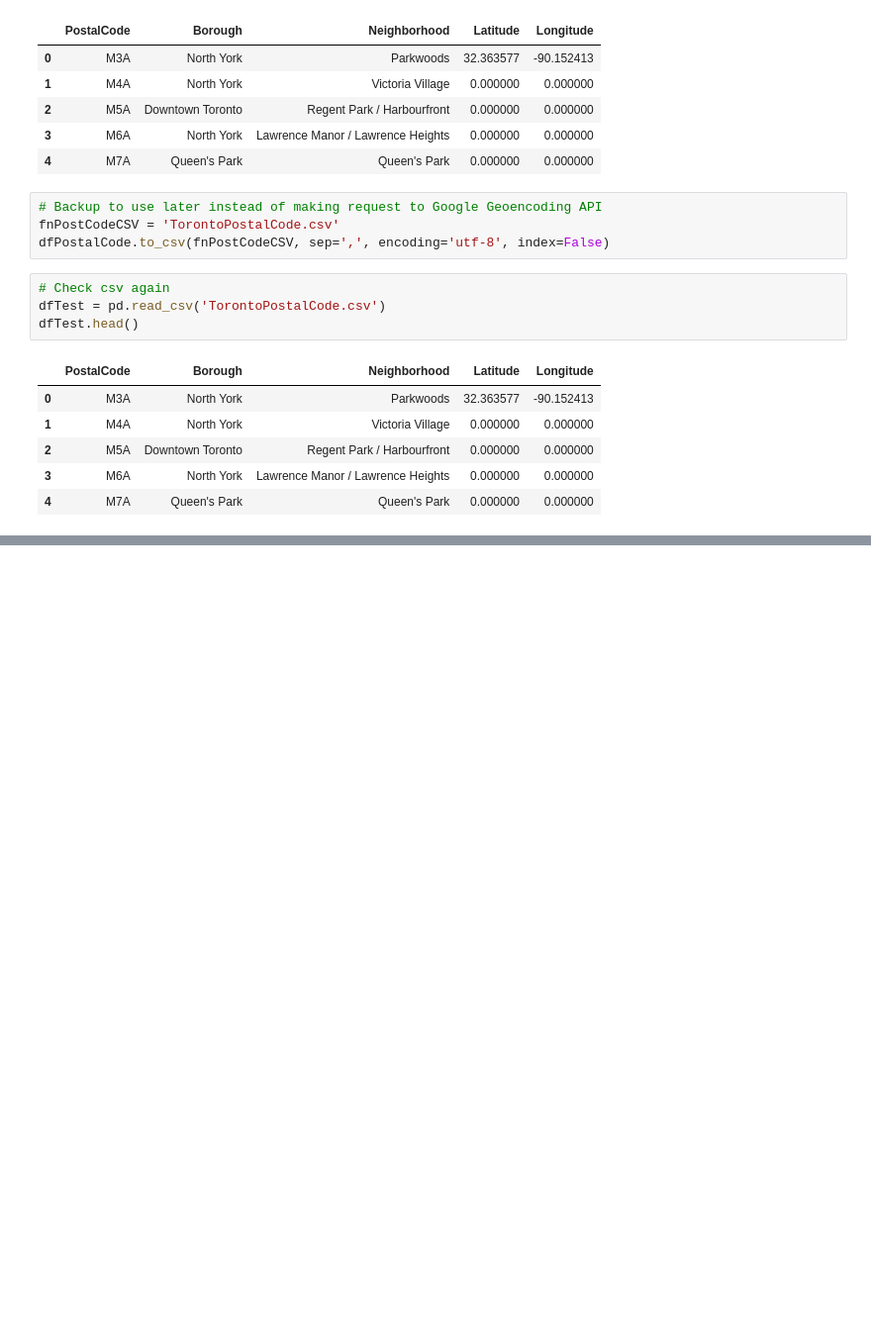
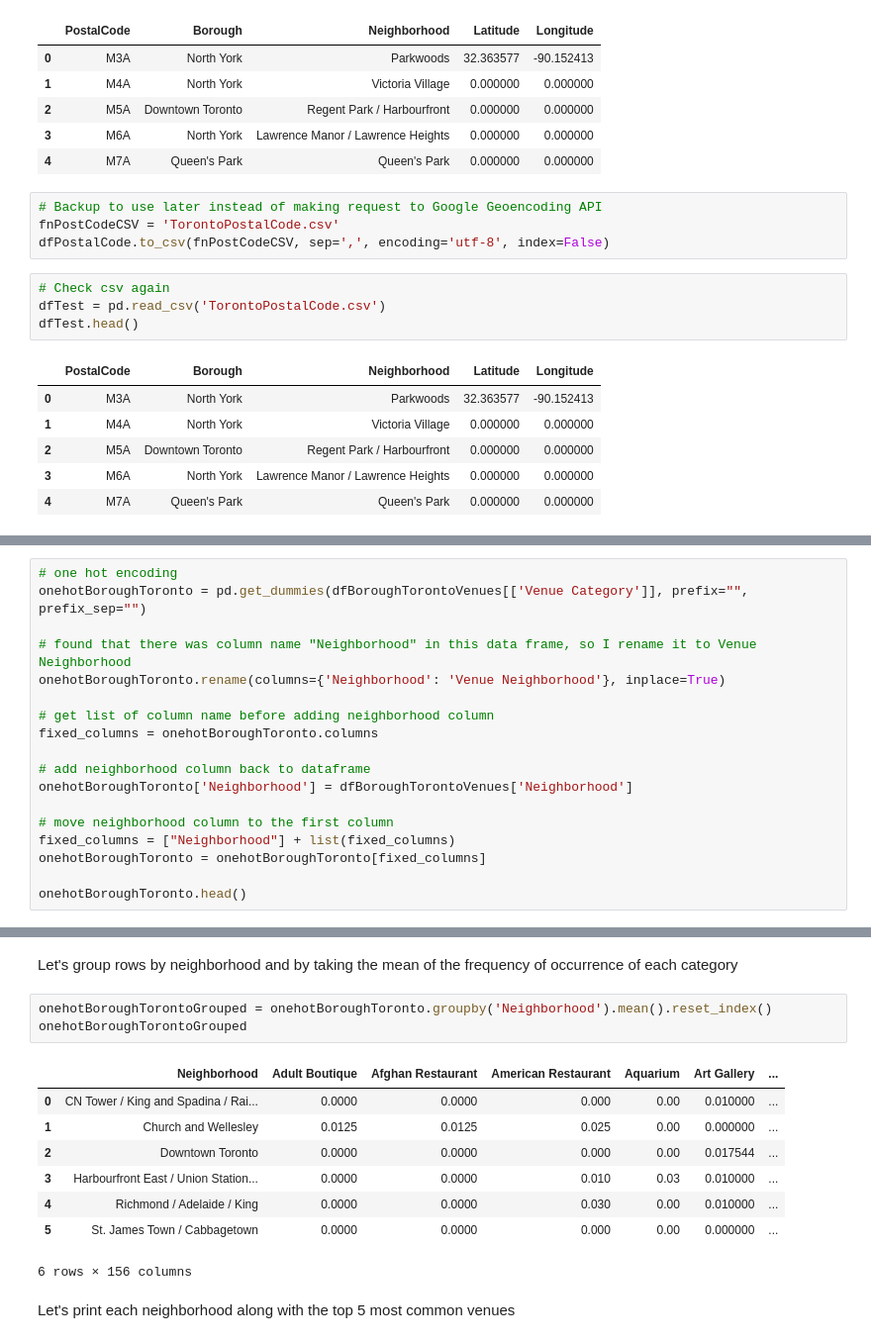
Before and after one commit to timbake/data-science-capstone-coursera, a Jupyter notebook: Seg_Clu_Neighborhood_Toronto.ipynb, the cells around one changed output, grey strips where cells are left out. Shown: that part at 99% size. Drawn from its saved outputs; the diff is of its cells as text; blank space fills up the shorter version.

```diff
--- a/Seg_Clu_Neighborhood_Toronto.ipynb
+++ b/Seg_Clu_Neighborhood_Toronto.ipynb
@@ -150,0 +350,18 @@ dfTest.head()
+# %%
+# one hot encoding
+onehotBoroughToronto = pd.get_dummies(dfBoroughTorontoVenues[['Venue Category']], prefix="", prefix_sep="")
+
+# found that there was column name "Neighborhood" in this data frame, so I rename it to Venue Neighborhood
+onehotBoroughToronto.rename(columns={'Neighborhood': 'Venue Neighborhood'}, inplace=True)
+
+# get list of column name before adding neighborhood column
+fixed_columns = onehotBoroughToronto.columns
+
+# add neighborhood column back to dataframe
+onehotBoroughToronto['Neighborhood'] = dfBoroughTorontoVenues['Neighborhood']
+
+# move neighborhood column to the first column
+fixed_columns = ["Neighborhood"] + list(fixed_columns)
+onehotBoroughToronto = onehotBoroughToronto[fixed_columns]
+
+onehotBoroughToronto.head()
@@ -150,0 +376,16 @@ dfTest.head()
+# %% [markdown]
+Let's group rows by neighborhood and by taking the mean of the frequency of occurrence of each category
+# %%
+onehotBoroughTorontoGrouped = onehotBoroughToronto.groupby('Neighborhood').mean().reset_index()
+onehotBoroughTorontoGrouped
+# %% [output]
+|  | Neighborhood | Adult Boutique | Afghan Restaurant | American Restaurant | Aquarium | Art Gallery | ... |
+| 0 | CN Tower / King and Spadina / Rai... | 0.0000 | 0.0000 | 0.000 | 0.00 | 0.010000 | ... |
+| 1 | Church and Wellesley | 0.0125 | 0.0125 | 0.025 | 0.00 | 0.000000 | ... |
+| 2 | Downtown Toronto | 0.0000 | 0.0000 | 0.000 | 0.00 | 0.017544 | ... |
+| 3 | Harbourfront East / Union Station... | 0.0000 | 0.0000 | 0.010 | 0.03 | 0.010000 | ... |
+| 4 | Richmond / Adelaide / King | 0.0000 | 0.0000 | 0.030 | 0.00 | 0.010000 | ... |
+| 5 | St. James Town / Cabbagetown | 0.0000 | 0.0000 | 0.000 | 0.00 | 0.000000 | ... |
+6 rows × 156 columns
+# %% [markdown]
+Let's print each neighborhood along with the top 5 most common venues
```
Also changed, not shown: parts of 34 cells of this notebook.
